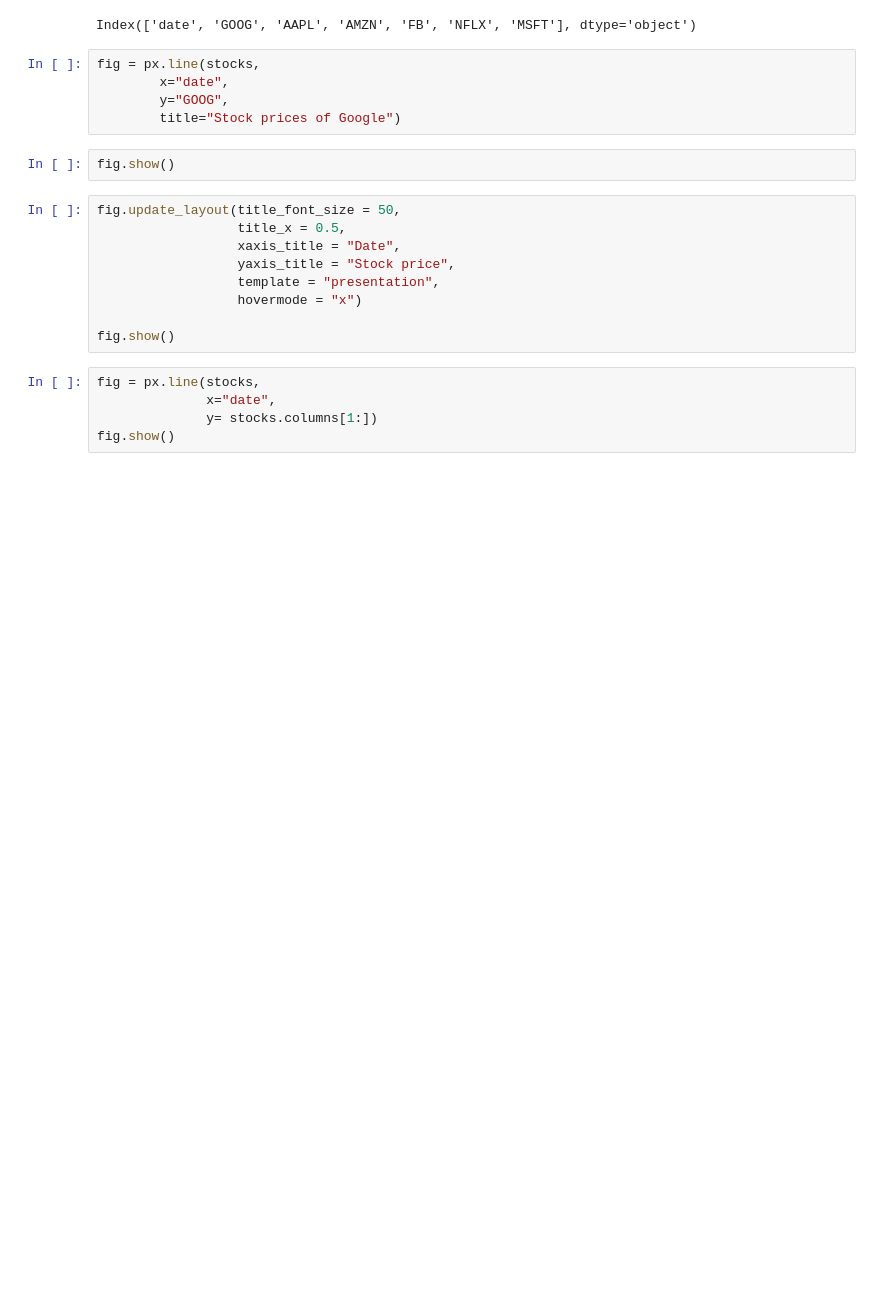
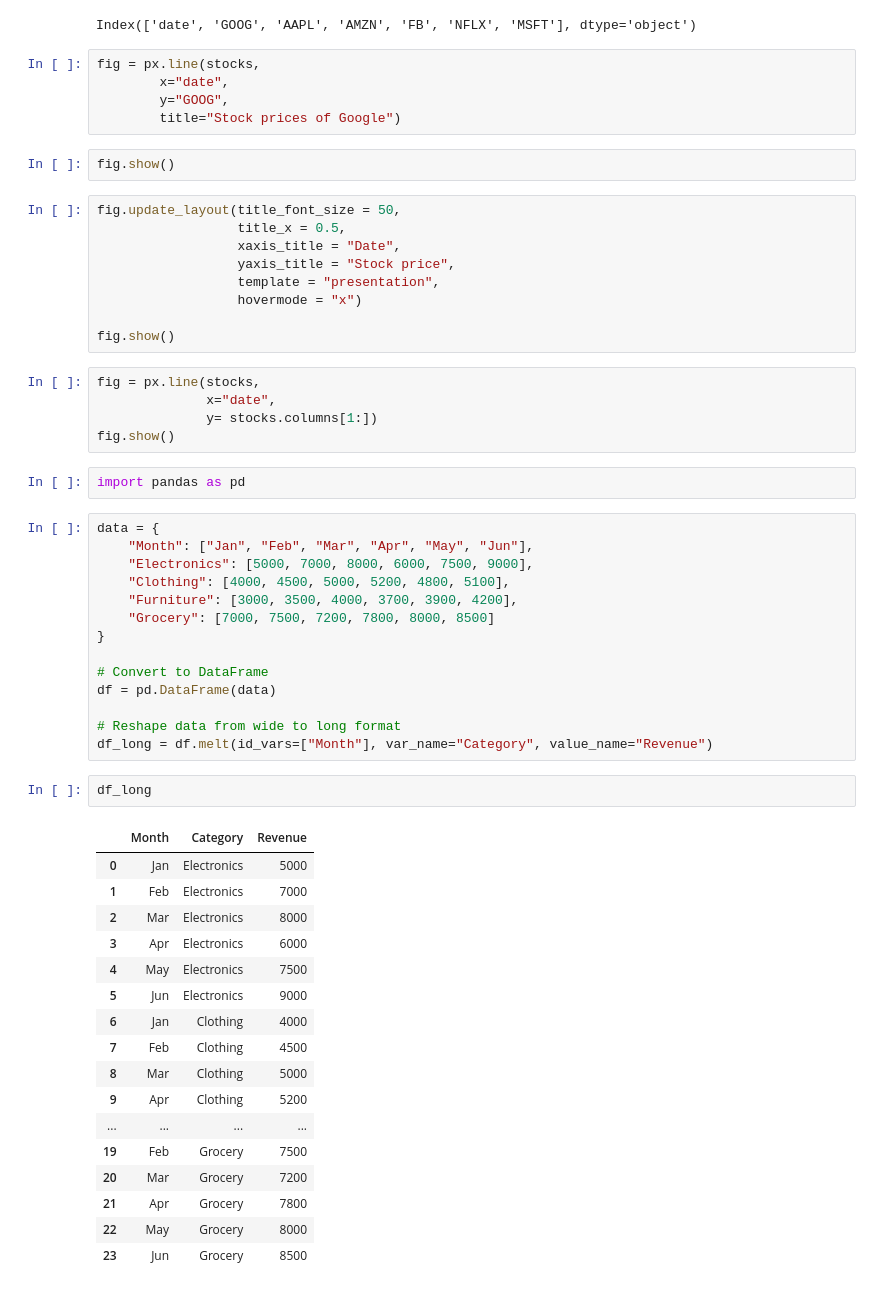
Before and after one commit to StefanLundberg77/python_opa24, a Jupyter notebook: code_along.ipynb, the cells around one changed output. Saved outputs shown, nothing was run; the diff lists cells and outputs as text; blank space fills up the shorter version.

```diff
--- a/code_along.ipynb
+++ b/code_along.ipynb
@@ -37,3 +37,39 @@ fig = px.line(stocks,
               x="date",
               y= stocks.columns[1:])
 fig.show()
+# %%
+import pandas as pd
+# %%
+data = {
+    "Month": ["Jan", "Feb", "Mar", "Apr", "May", "Jun"],
+    "Electronics": [5000, 7000, 8000, 6000, 7500, 9000],
+    "Clothing": [4000, 4500, 5000, 5200, 4800, 5100],
+    "Furniture": [3000, 3500, 4000, 3700, 3900, 4200],
+    "Grocery": [7000, 7500, 7200, 7800, 8000, 8500]
+}
+
+# Convert to DataFrame
+df = pd.DataFrame(data)
+
+# Reshape data from wide to long format
+df_long = df.melt(id_vars=["Month"], var_name="Category", value_name="Revenue")
+# %%
+df_long
+# %% [output]
+|  | Month | Category | Revenue |
+| 0 | Jan | Electronics | 5000 |
+| 1 | Feb | Electronics | 7000 |
+| 2 | Mar | Electronics | 8000 |
+| 3 | Apr | Electronics | 6000 |
+| 4 | May | Electronics | 7500 |
+| 5 | Jun | Electronics | 9000 |
+| 6 | Jan | Clothing | 4000 |
+| 7 | Feb | Clothing | 4500 |
+| 8 | Mar | Clothing | 5000 |
+| 9 | Apr | Clothing | 5200 |
+| ... | ... | ... | ... |
+| 19 | Feb | Grocery | 7500 |
+| 20 | Mar | Grocery | 7200 |
+| 21 | Apr | Grocery | 7800 |
+| 22 | May | Grocery | 8000 |
+| 23 | Jun | Grocery | 8500 |
```
Also changed, not shown: parts of 1 cell of this notebook, 2 other files.
